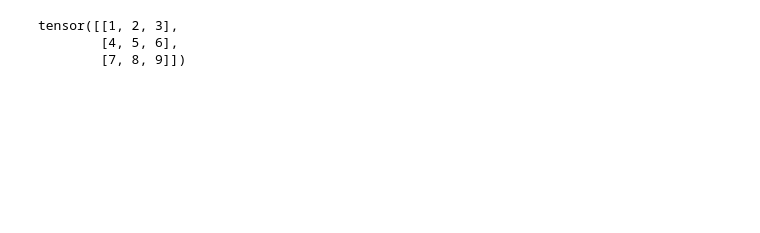
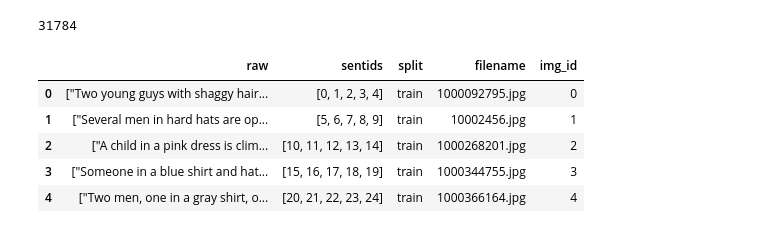
Before and after one commit to nrdyava/CoIR, a Jupyter notebook: notebooks/Untitled1.ipynb, the cells around one changed output. Cells and saved outputs as stored; diff of their text form; code cells hidden in the pictures; blank space fills up the shorter version.

```diff
--- a/notebooks/Untitled1.ipynb
+++ b/notebooks/Untitled1.ipynb
@@ -38,6 +0,0 @@ tensor([[1, 2, 3, 1, 2, 3],
-# %%
-tensor_2d[:, hard_negative_columns]
-# %% [output]
-tensor([[1, 2, 3],
-        [4, 5, 6],
-        [7, 8, 9]])
@@ -43,0 +8,15 @@ tensor([[1, 2, 3],
+# %%
+len(images)
+# %% [output]
+31784
+# %%
+df = pd.read_csv('/proj/vondrick4/naveen/coir-data/flickr-30k/flickr_annotations_30k.csv')
+# %%
+df.head()
+# %% [output]
+|  | raw | sentids | split | filename | img_id |
+| 0 | ["Two young guys with shaggy hair... | [0, 1, 2, 3, 4] | train | 1000092795.jpg | 0 |
+| 1 | ["Several men in hard hats are op... | [5, 6, 7, 8, 9] | train | 10002456.jpg | 1 |
+| 2 | ["A child in a pink dress is clim... | [10, 11, 12, 13, 14] | train | 1000268201.jpg | 2 |
+| 3 | ["Someone in a blue shirt and hat... | [15, 16, 17, 18, 19] | train | 1000344755.jpg | 3 |
+| 4 | ["Two men, one in a gray shirt, o... | [20, 21, 22, 23, 24] | train | 1000366164.jpg | 4 |
```
Also changed, not shown: parts of 15 cells of this notebook, 17 other files.
